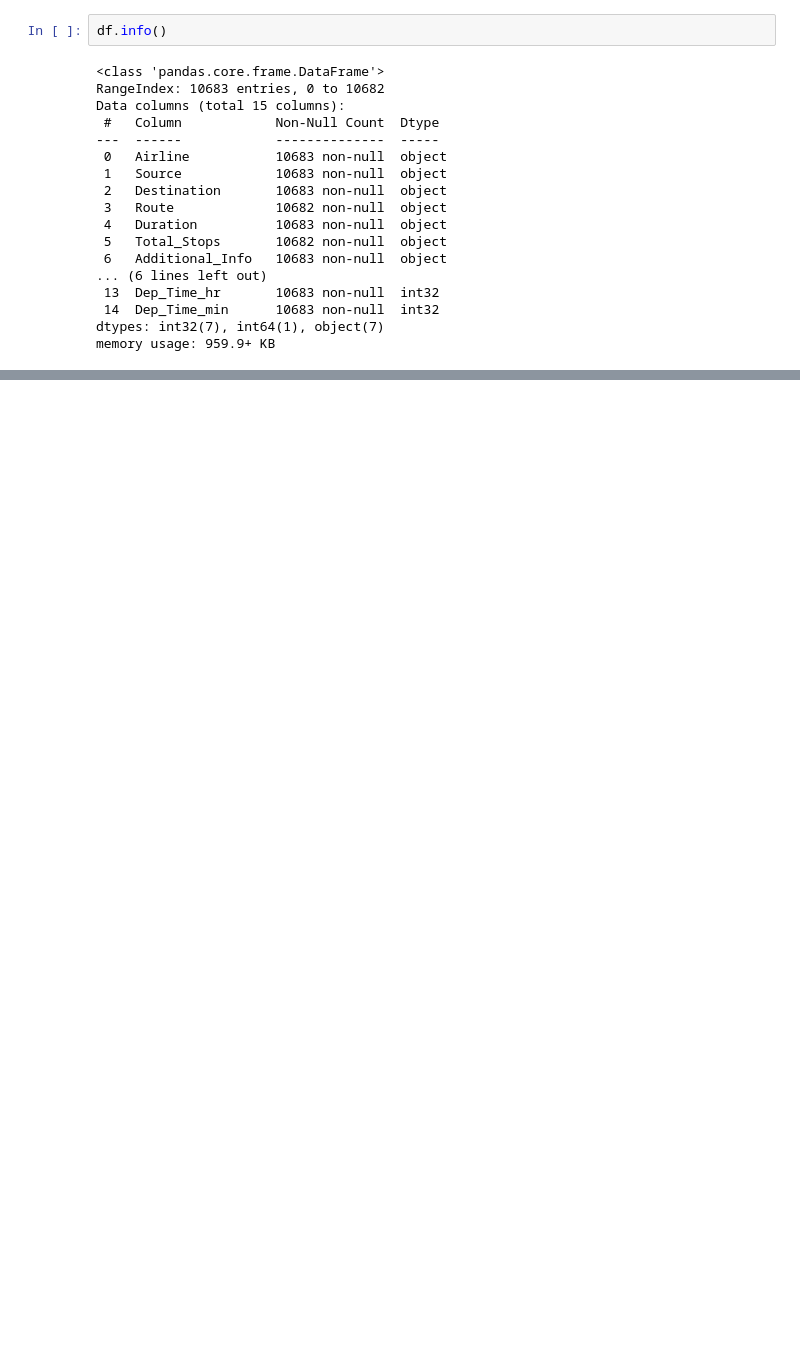
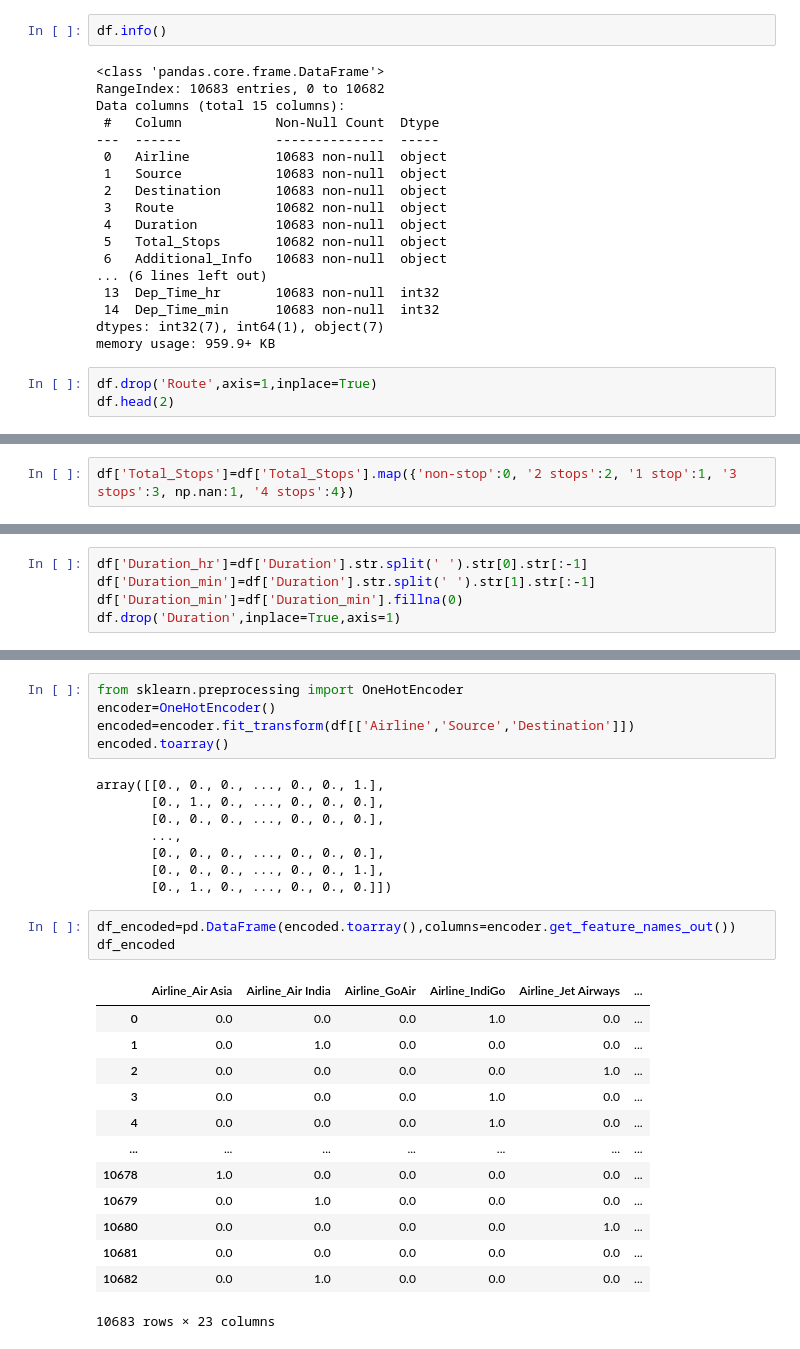
Before and after one commit to Sarvjeetjha/Exploratory-data-analysis, a Jupyter notebook: 02_FlightPricedatasetEDA.ipynb, the cells around one changed output, grey strips where cells are left out. Drawn from its saved outputs; the diff is of its cells as text; blank space fills up the shorter version.

```diff
--- a/02_FlightPricedatasetEDA.ipynb
+++ b/02_FlightPricedatasetEDA.ipynb
@@ -232,3 +239,6 @@ Data columns (total 15 columns):
  14  Dep_Time_min      10683 non-null  int32
 dtypes: int32(7), int64(1), object(7)
 memory usage: 959.9+ KB
+# %%
+df.drop('Route',axis=1,inplace=True)
+df.head(2)
@@ -234,0 +264,2 @@ memory usage: 959.9+ KB
+# %%
+df['Total_Stops']=df['Total_Stops'].map({'non-stop':0, '2 stops':2, '1 stop':1, '3 stops':3, np.nan:1, '4 stops':4})
@@ -234,0 +303,5 @@ memory usage: 959.9+ KB
+# %%
+df['Duration_hr']=df['Duration'].str.split(' ').str[0].str[:-1]
+df['Duration_min']=df['Duration'].str.split(' ').str[1].str[:-1]
+df['Duration_min']=df['Duration_min'].fillna(0)
+df.drop('Duration',inplace=True,axis=1)
@@ -234,0 +325,30 @@ memory usage: 959.9+ KB
+# %%
+from sklearn.preprocessing import OneHotEncoder
+encoder=OneHotEncoder()
+encoded=encoder.fit_transform(df[['Airline','Source','Destination']])
+encoded.toarray()
+# %% [output]
+array([[0., 0., 0., ..., 0., 0., 1.],
+       [0., 1., 0., ..., 0., 0., 0.],
+       [0., 0., 0., ..., 0., 0., 0.],
+       ...,
+       [0., 0., 0., ..., 0., 0., 0.],
+       [0., 0., 0., ..., 0., 0., 1.],
+       [0., 1., 0., ..., 0., 0., 0.]])
+# %%
+df_encoded=pd.DataFrame(encoded.toarray(),columns=encoder.get_feature_names_out())
+df_encoded
+# %% [output]
+|  | Airline_Air Asia | Airline_Air India | Airline_GoAir | Airline_IndiGo | Airline_Jet Airways | ... |
+| 0 | 0.0 | 0.0 | 0.0 | 1.0 | 0.0 | ... |
+| 1 | 0.0 | 1.0 | 0.0 | 0.0 | 0.0 | ... |
+| 2 | 0.0 | 0.0 | 0.0 | 0.0 | 1.0 | ... |
+| 3 | 0.0 | 0.0 | 0.0 | 1.0 | 0.0 | ... |
+| 4 | 0.0 | 0.0 | 0.0 | 1.0 | 0.0 | ... |
+| ... | ... | ... | ... | ... | ... | ... |
+| 10678 | 1.0 | 0.0 | 0.0 | 0.0 | 0.0 | ... |
+| 10679 | 0.0 | 1.0 | 0.0 | 0.0 | 0.0 | ... |
+| 10680 | 0.0 | 0.0 | 0.0 | 0.0 | 1.0 | ... |
+| 10681 | 0.0 | 0.0 | 0.0 | 0.0 | 0.0 | ... |
+| 10682 | 0.0 | 1.0 | 0.0 | 0.0 | 0.0 | ... |
+10683 rows × 23 columns
```
Also changed, not shown: parts of 14 cells of this notebook.
